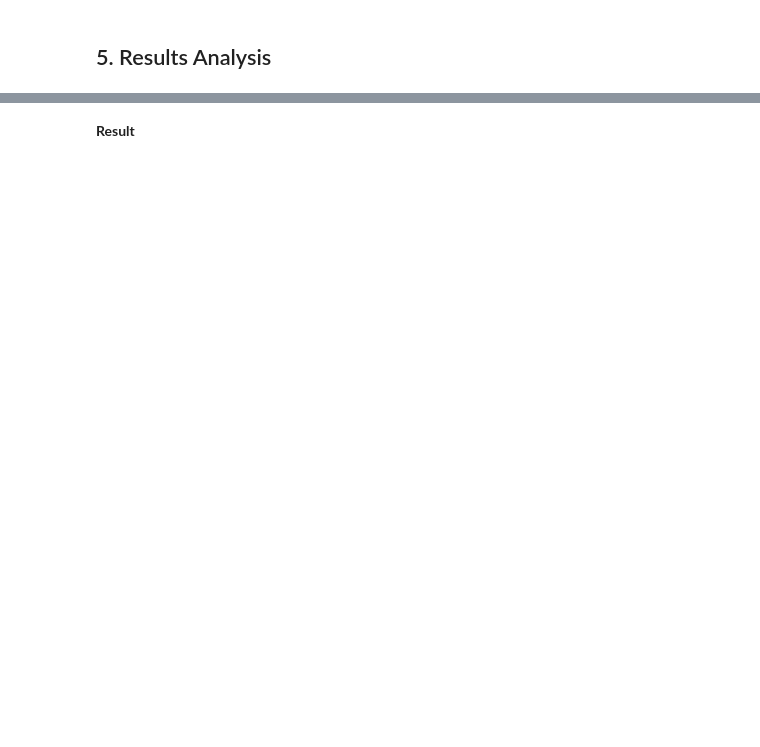
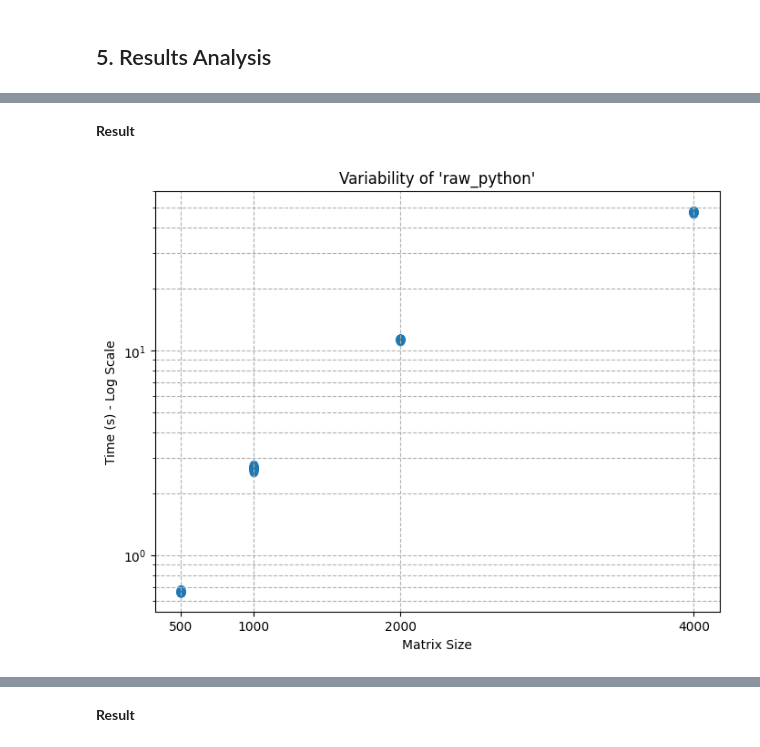
Before and after one commit to SothiKhorn019/cu-nswi131-svd-benchmark, a Jupyter notebook: report.ipynb, the cells around one changed output, grey strips where cells are left out. Drawn from its saved outputs; the diff is of its cells as text; code cells hidden in the pictures; blank space fills up the shorter version.

Commit message:
update benchmark.py and report

```diff
--- a/report.ipynb
+++ b/report.ipynb
@@ -96 +80,17 @@ All results will be reported with clear graphs and tables to highlight trade-off
+# %%
+csv_files = glob.glob("data/benchmark_*.csv")
+dfs = []
+
+for file in csv_files:
+    match = re.search(r"benchmark_s(\d+)_i(\d+)_t(\d+)\.csv", file)
+    if match:
+        size, iterations, threads = match.groups()
+        df = pd.read_csv(file)
+        df['size'] = int(size)
+        df['iterations'] = int(iterations)
+        df['threads'] = int(threads)
+        dfs.append(df)
+
+merged_df = pd.concat(dfs, ignore_index=True)
+sizes = merged_df['size'].unique()
 # %% [markdown]
@@ -97,0 +104,2 @@ All results will be reported with clear graphs and tables to highlight trade-off
+# %% [markdown]
+**Result**
@@ -97,0 +108,15 @@ All results will be reported with clear graphs and tables to highlight trade-off
+# %%
+impl_name = "raw_python"
+subset = single_thread_df[single_thread_df["implementation"] == impl_name]
+
+plt.figure(figsize=(8, 6))
+plt.scatter(subset["size"], subset["time"], alpha=0.7)
+plt.title(f"Variability of '{impl_name}'")
+plt.xlabel("Matrix Size")
+plt.ylabel("Time (s) - Log Scale")
+plt.yscale('log')
+plt.grid(True, which="both", linestyle='--')
+plt.xticks(sizes)
+plt.show()
+# %% [output]
+[figure, added]
```
Also changed, not shown: parts of 48 cells of this notebook, 44 other files.
